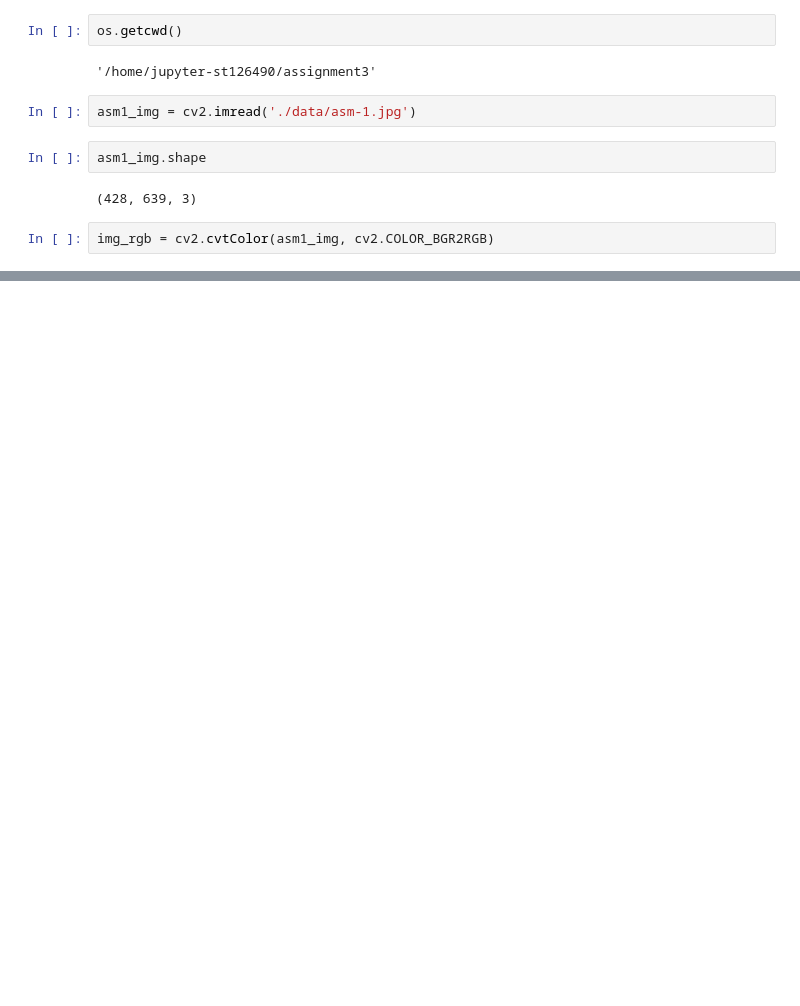
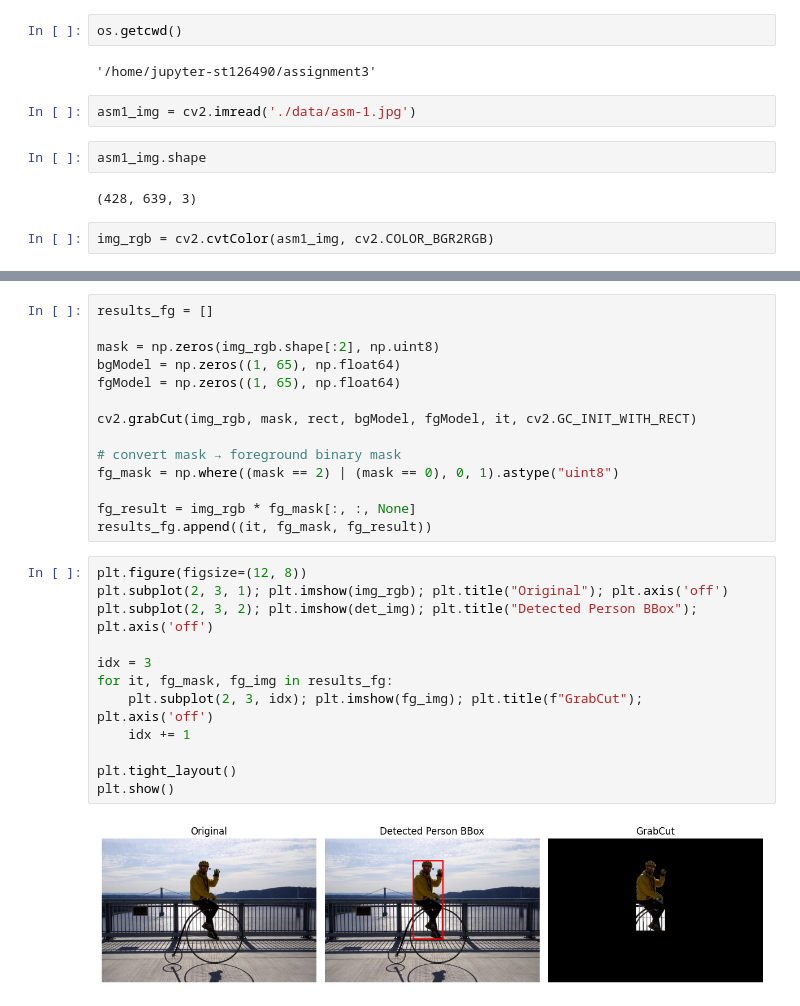
Before and after one commit to aakriti-st126490/SegmentationToVAE, a Jupyter notebook: Task_1.ipynb, the cells around one changed output, grey strips where cells are left out. Drawn from its saved outputs; the diff is of its cells as text; blank space fills up the shorter version.

```diff
--- a/Task_1.ipynb
+++ b/Task_1.ipynb
@@ -20,0 +59,28 @@ model = YOLO("yolov8s.pt")
+# %%
+results_fg = []
+
+mask = np.zeros(img_rgb.shape[:2], np.uint8)
+bgModel = np.zeros((1, 65), np.float64)
+fgModel = np.zeros((1, 65), np.float64)
+
+cv2.grabCut(img_rgb, mask, rect, bgModel, fgModel, it, cv2.GC_INIT_WITH_RECT)
+
+# convert mask → foreground binary mask
+fg_mask = np.where((mask == 2) | (mask == 0), 0, 1).astype("uint8")
+
+fg_result = img_rgb * fg_mask[:, :, None]
+results_fg.append((it, fg_mask, fg_result))
+# %%
+plt.figure(figsize=(12, 8))
+plt.subplot(2, 3, 1); plt.imshow(img_rgb); plt.title("Original"); plt.axis('off')
+plt.subplot(2, 3, 2); plt.imshow(det_img); plt.title("Detected Person BBox"); plt.axis('off')
+
+idx = 3
+for it, fg_mask, fg_img in results_fg:
+    plt.subplot(2, 3, idx); plt.imshow(fg_img); plt.title(f"GrabCut"); plt.axis('off')
+    idx += 1
+
+plt.tight_layout()
+plt.show()
+# %% [output]
+[figure, added]
```
Also changed, not shown: parts of 6 cells of this notebook.
